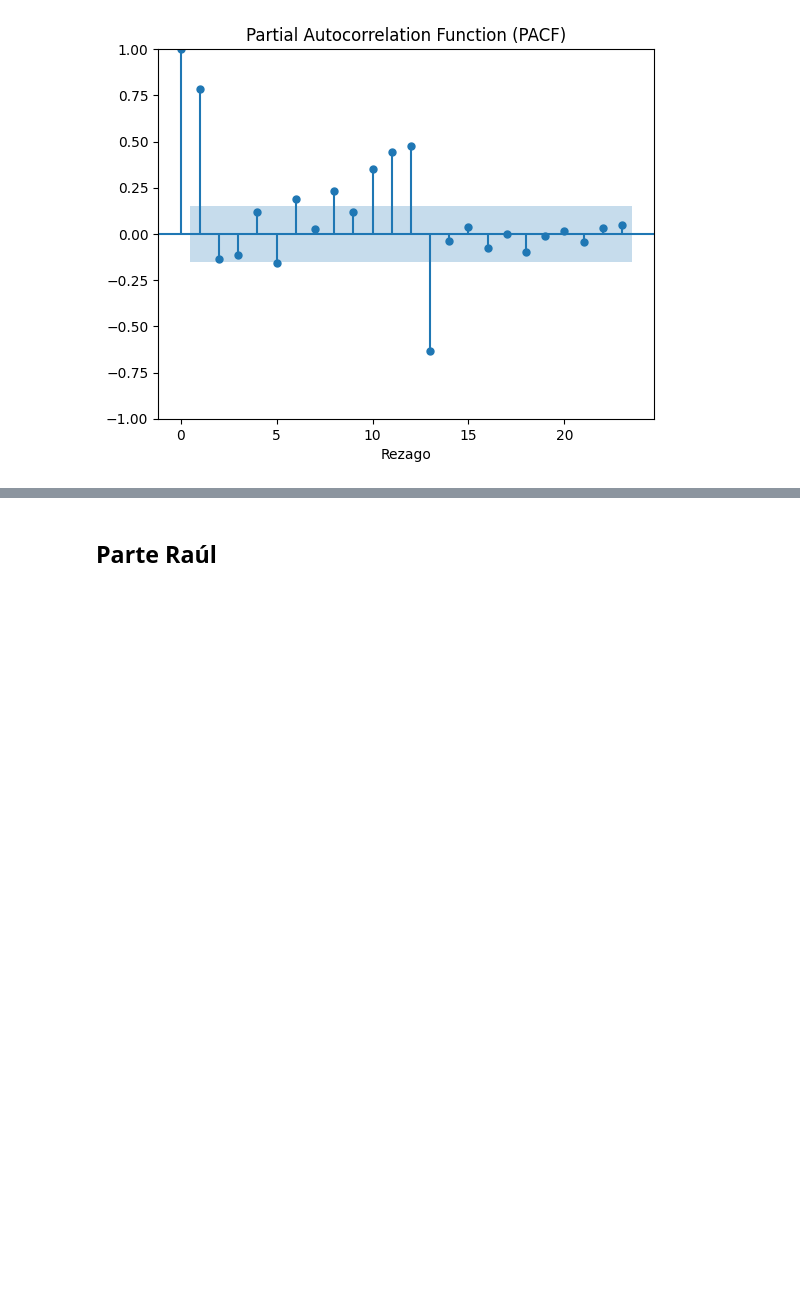
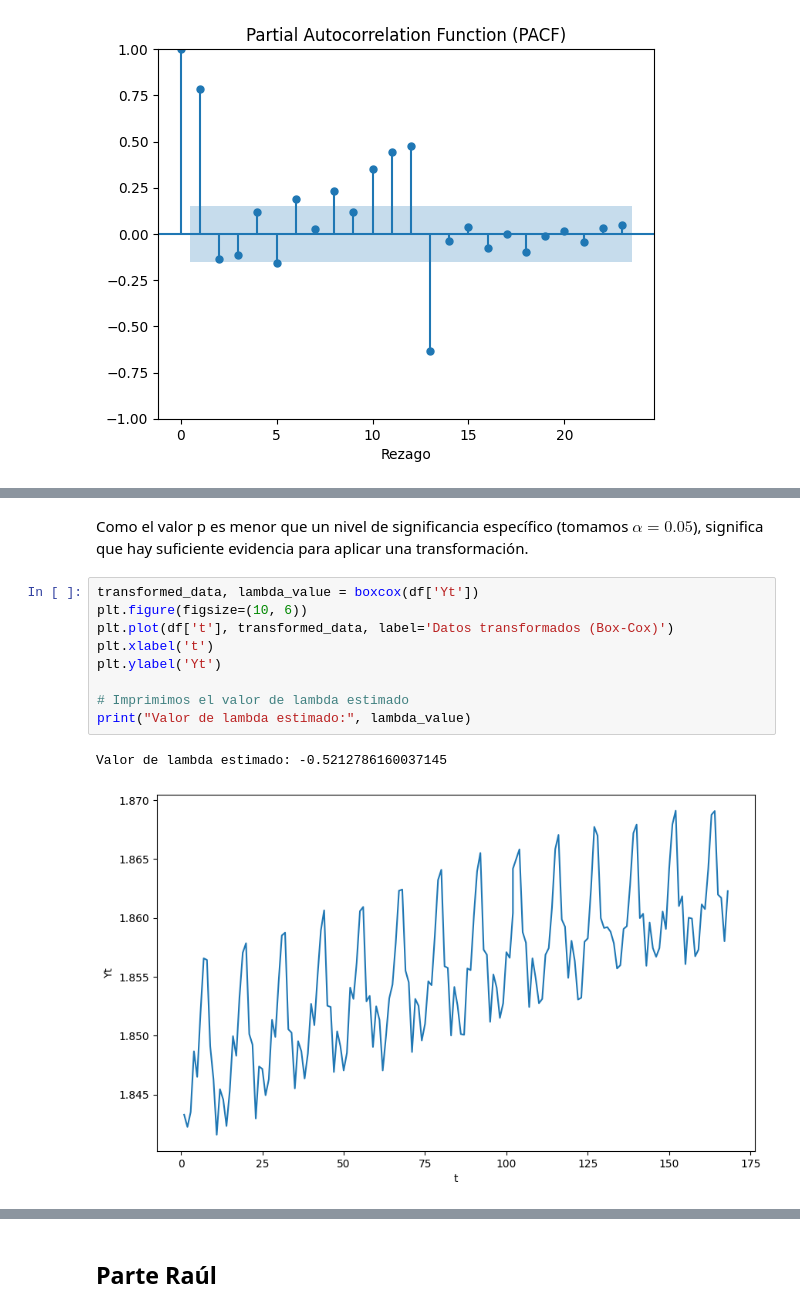
Before and after one commit to maferpy/unidad9, a Jupyter notebook: pronosticos.ipynb, the cells around one changed output, grey strips where cells are left out. Drawn from its saved outputs; the diff is of its cells as text; blank space fills up the shorter version.

```diff
--- a/pronosticos.ipynb
+++ b/pronosticos.ipynb
@@ -137,0 +108,14 @@ plt.show()
+# %% [markdown]
+Como el valor p es menor que un nivel de significancia específico (tomamos $\alpha = 0.05$), significa que hay suficiente evidencia para aplicar una transformación.
+# %%
+transformed_data, lambda_value = boxcox(df['Yt'])
+plt.figure(figsize=(10, 6))
+plt.plot(df['t'], transformed_data, label='Datos transformados (Box-Cox)')
+plt.xlabel('t')
+plt.ylabel('Yt')
+
+# Imprimimos el valor de lambda estimado
+print("Valor de lambda estimado:", lambda_value)
+# %% [output]
+Valor de lambda estimado: -0.5212786160037145
+[figure, added]
```
Also changed, not shown: parts of 7 cells of this notebook.
